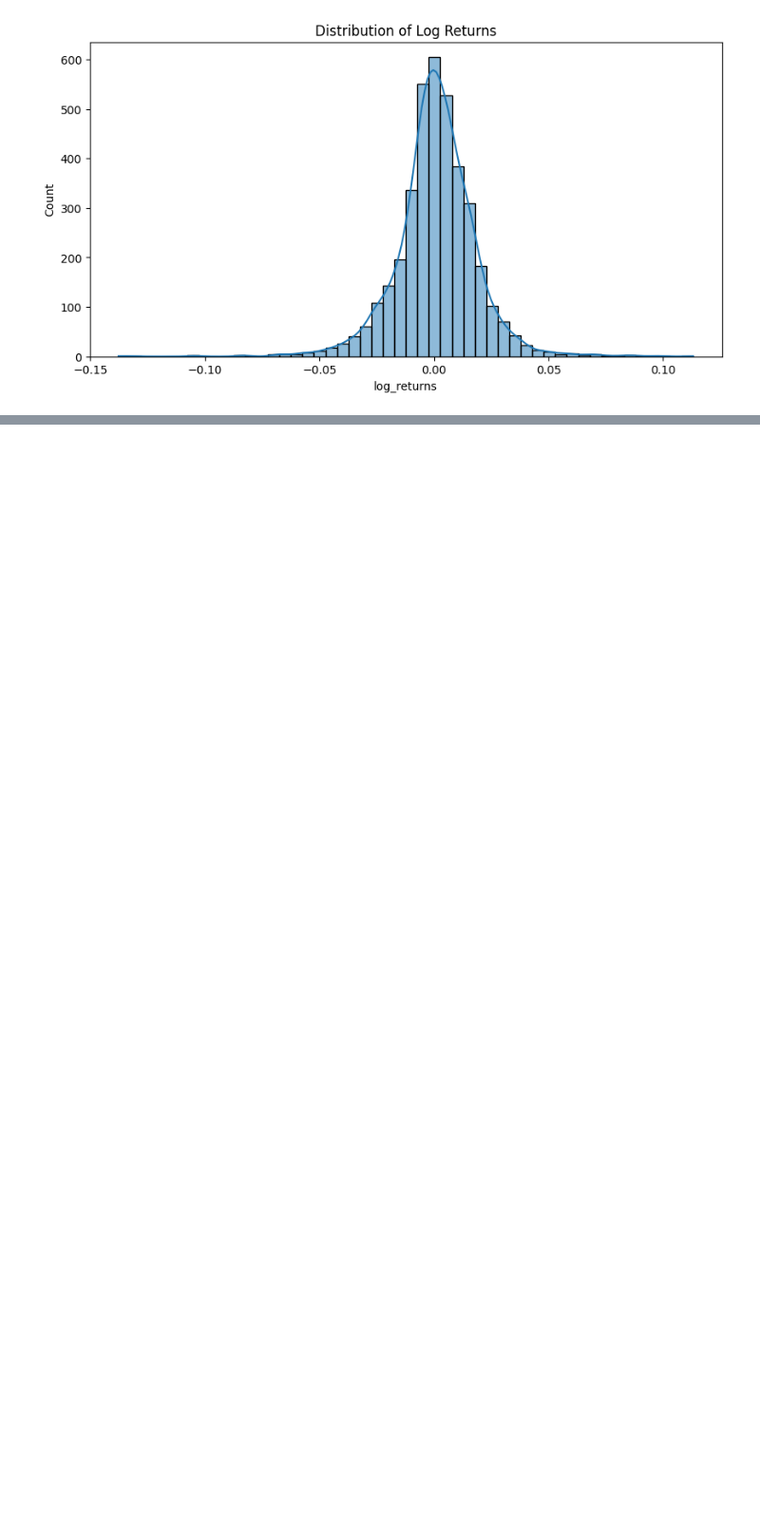
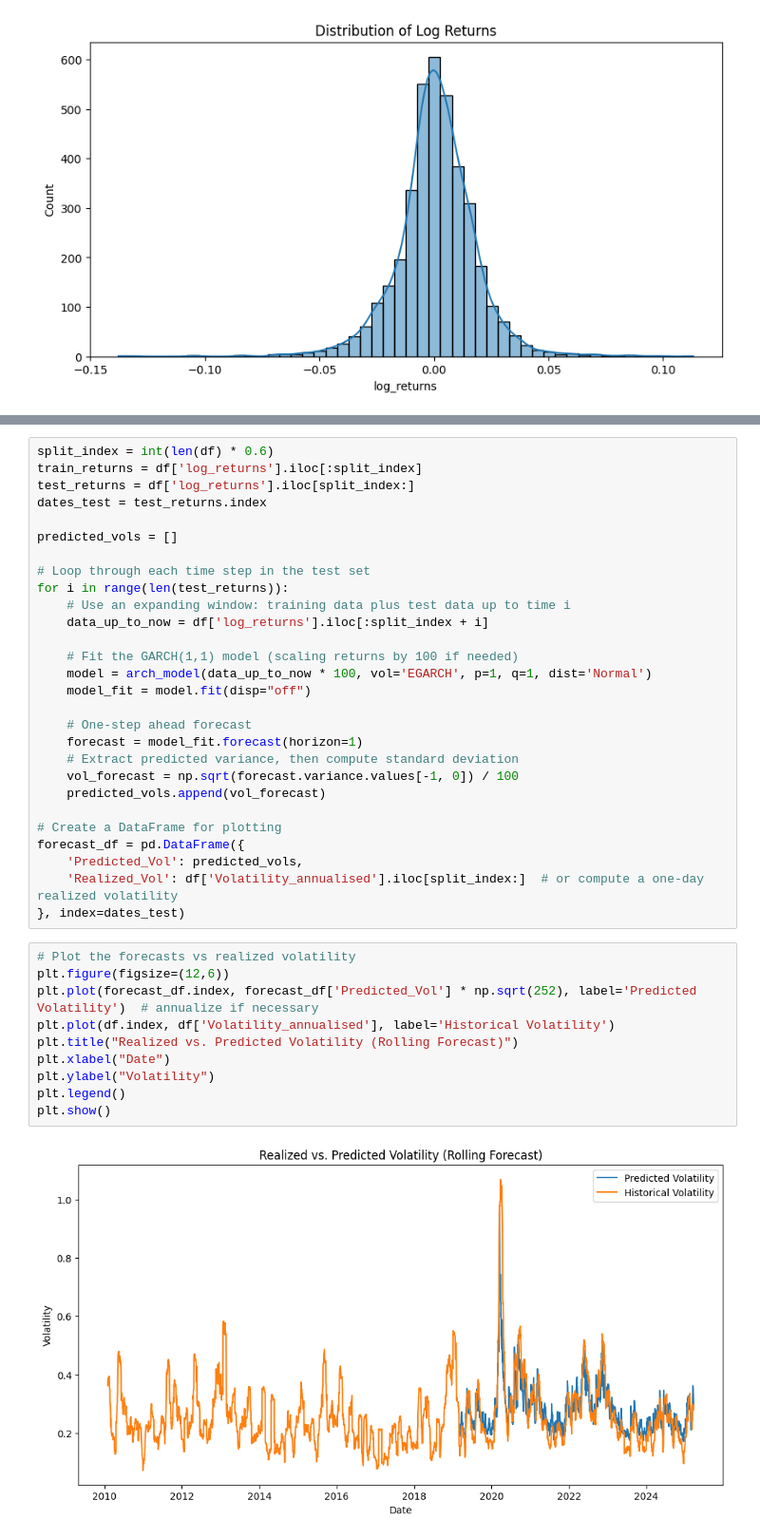
Before and after one commit to jamesh46/Verition-intern-mock, a Jupyter notebook: research/volatility_modelling.ipynb, the cells around one changed output, grey strips where cells are left out. Shown: that part at 95% size. Saved outputs shown, nothing was run; the diff lists cells and outputs as text; blank space fills up the shorter version.

Commit message:
more modelling

```diff
--- a/research/volatility_modelling.ipynb
+++ b/research/volatility_modelling.ipynb
@@ -56,0 +80,40 @@ plt.show()
+# %%
+split_index = int(len(df) * 0.6)
+train_returns = df['log_returns'].iloc[:split_index]
+test_returns = df['log_returns'].iloc[split_index:]
+dates_test = test_returns.index
+
+predicted_vols = []
+
+# Loop through each time step in the test set
+for i in range(len(test_returns)):
+    # Use an expanding window: training data plus test data up to time i
+    data_up_to_now = df['log_returns'].iloc[:split_index + i]
+
+    # Fit the GARCH(1,1) model (scaling returns by 100 if needed)
+    model = arch_model(data_up_to_now * 100, vol='EGARCH', p=1, q=1, dist='Normal')
+    model_fit = model.fit(disp="off")
+
+    # One-step ahead forecast
+    forecast = model_fit.forecast(horizon=1)
+    # Extract predicted variance, then compute standard deviation
+    vol_forecast = np.sqrt(forecast.variance.values[-1, 0]) / 100
+    predicted_vols.append(vol_forecast)
+
+# Create a DataFrame for plotting
+forecast_df = pd.DataFrame({
+    'Predicted_Vol': predicted_vols,
+    'Realized_Vol': df['Volatility_annualised'].iloc[split_index:]  # or compute a one-day realized volatility
+}, index=dates_test)
+# %%
+# Plot the forecasts vs realized volatility
+plt.figure(figsize=(12,6))
+plt.plot(forecast_df.index, forecast_df['Predicted_Vol'] * np.sqrt(252), label='Predicted Volatility')  # annualize if necessary
+plt.plot(df.index, df['Volatility_annualised'], label='Historical Volatility')
+plt.title("Realized vs. Predicted Volatility (Rolling Forecast)")
+plt.xlabel("Date")
+plt.ylabel("Volatility")
+plt.legend()
+plt.show()
+# %% [output]
+[figure, added]
```
Also changed, not shown: parts of 5 cells of this notebook.
